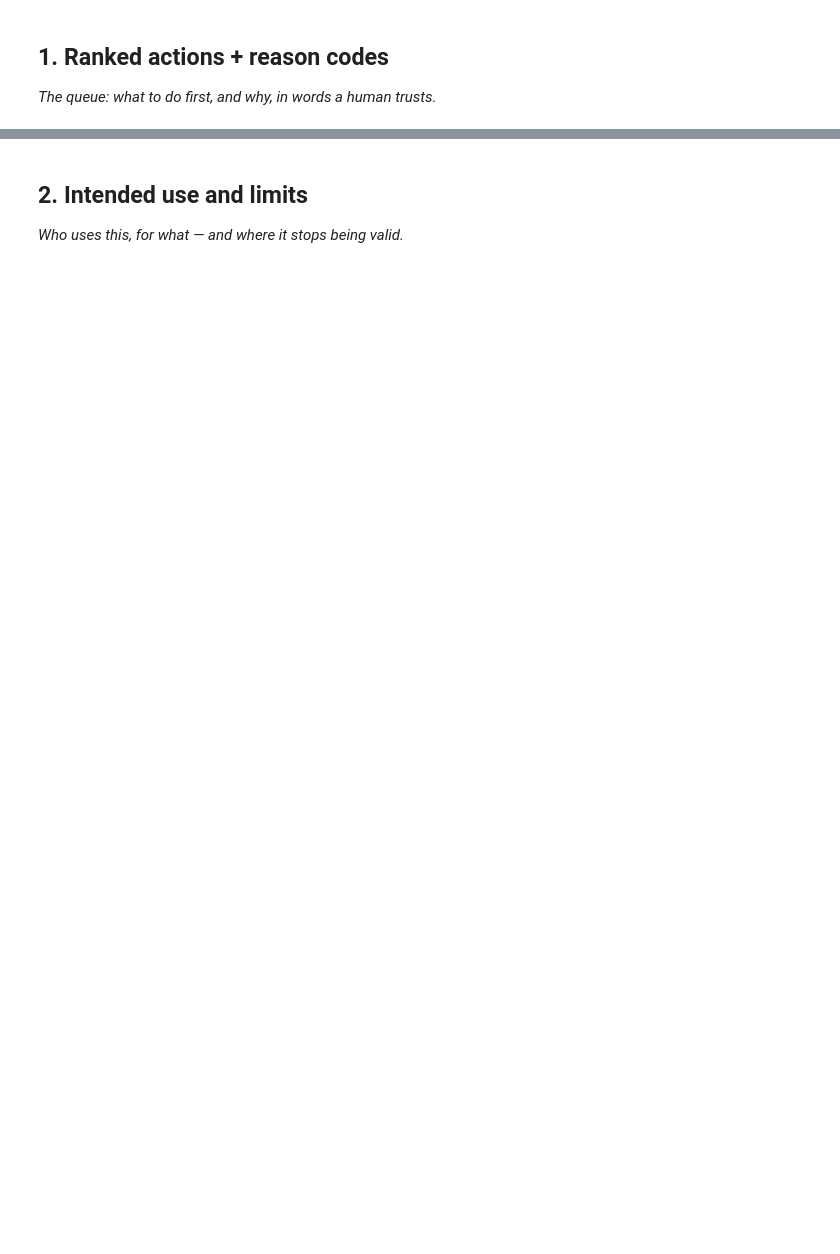
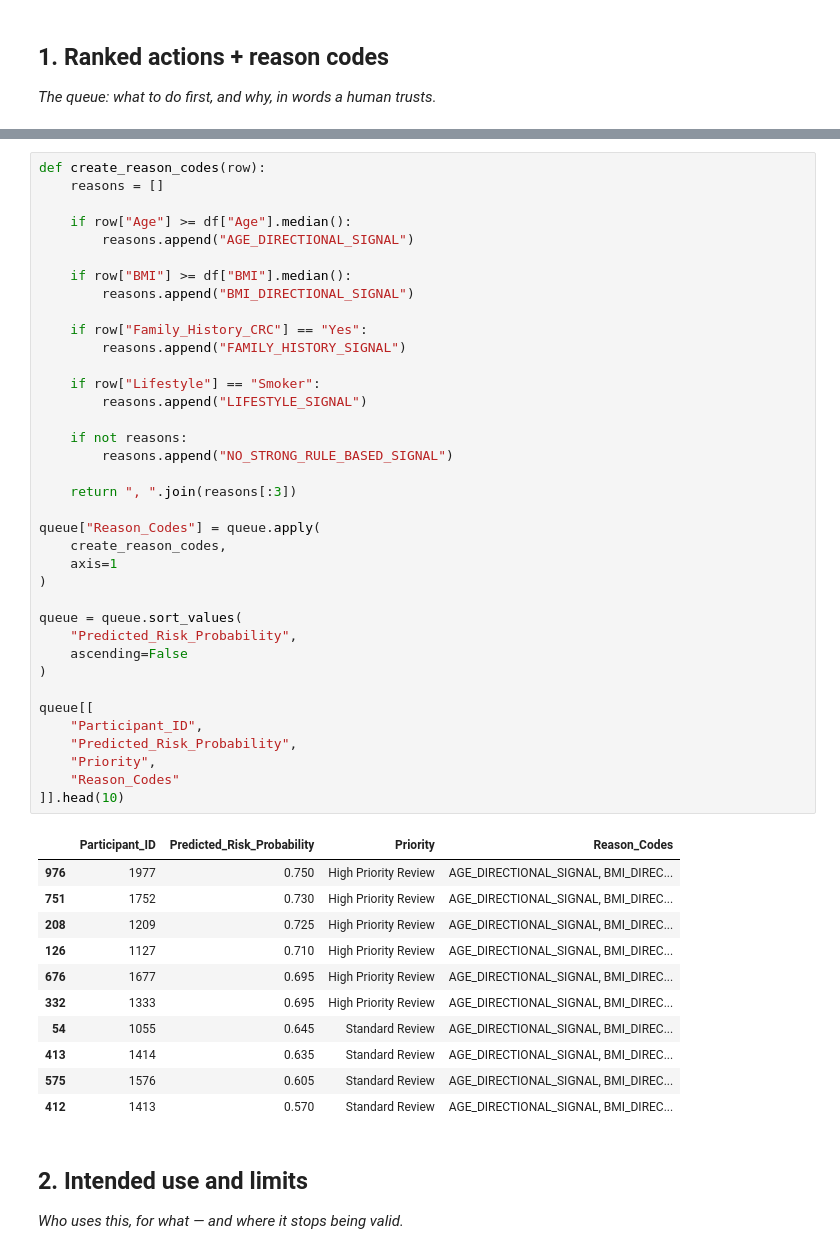
Before and after one commit to Zeeshan4511/flyrank-ml-internship, a Jupyter notebook: work/notebooks/w07_action_playbook.ipynb, the cells around one changed output, grey strips where cells are left out. Saved outputs shown, nothing was run; the diff lists cells and outputs as text; blank space fills up the shorter version.

Commit message:
Complete ML-10 content action playbook and ranked action queue

```diff
--- a/work/notebooks/w07_action_playbook.ipynb
+++ b/work/notebooks/w07_action_playbook.ipynb
@@ -16,3 +104,52 @@ This skeleton is yours to fill. Work the sections **in order** — each one has
+# %%
+def create_reason_codes(row):
+    reasons = []
+
+    if row["Age"] >= df["Age"].median():
+        reasons.append("AGE_DIRECTIONAL_SIGNAL")
+
+    if row["BMI"] >= df["BMI"].median():
+        reasons.append("BMI_DIRECTIONAL_SIGNAL")
+
+    if row["Family_History_CRC"] == "Yes":
+        reasons.append("FAMILY_HISTORY_SIGNAL")
+
+    if row["Lifestyle"] == "Smoker":
+        reasons.append("LIFESTYLE_SIGNAL")
+
+    if not reasons:
+        reasons.append("NO_STRONG_RULE_BASED_SIGNAL")
+
+    return ", ".join(reasons[:3])
+
+queue["Reason_Codes"] = queue.apply(
+    create_reason_codes,
+    axis=1
+)
+
+queue = queue.sort_values(
+    "Predicted_Risk_Probability",
+    ascending=False
+)
+
+queue[[
+    "Participant_ID",
+    "Predicted_Risk_Probability",
+    "Priority",
+    "Reason_Codes"
+]].head(10)
+# %% [output]
+|  | Participant_ID | Predicted_Risk_Probability | Priority | Reason_Codes |
+| 976 | 1977 | 0.750 | High Priority Review | AGE_DIRECTIONAL_SIGNAL, BMI_DIREC... |
+| 751 | 1752 | 0.730 | High Priority Review | AGE_DIRECTIONAL_SIGNAL, BMI_DIREC... |
+| 208 | 1209 | 0.725 | High Priority Review | AGE_DIRECTIONAL_SIGNAL, BMI_DIREC... |
+| 126 | 1127 | 0.710 | High Priority Review | AGE_DIRECTIONAL_SIGNAL, BMI_DIREC... |
+| 676 | 1677 | 0.695 | High Priority Review | AGE_DIRECTIONAL_SIGNAL, BMI_DIREC... |
+| 332 | 1333 | 0.695 | High Priority Review | AGE_DIRECTIONAL_SIGNAL, BMI_DIREC... |
+| 54 | 1055 | 0.645 | Standard Review | AGE_DIRECTIONAL_SIGNAL, BMI_DIREC... |
+| 413 | 1414 | 0.635 | Standard Review | AGE_DIRECTIONAL_SIGNAL, BMI_DIREC... |
+| 575 | 1576 | 0.605 | Standard Review | AGE_DIRECTIONAL_SIGNAL, BMI_DIREC... |
+| 412 | 1413 | 0.570 | Standard Review | AGE_DIRECTIONAL_SIGNAL, BMI_DIREC... |
 # %% [markdown]
 ## 2. Intended use and limits
 
```
Also changed, not shown: parts of 18 cells of this notebook.
